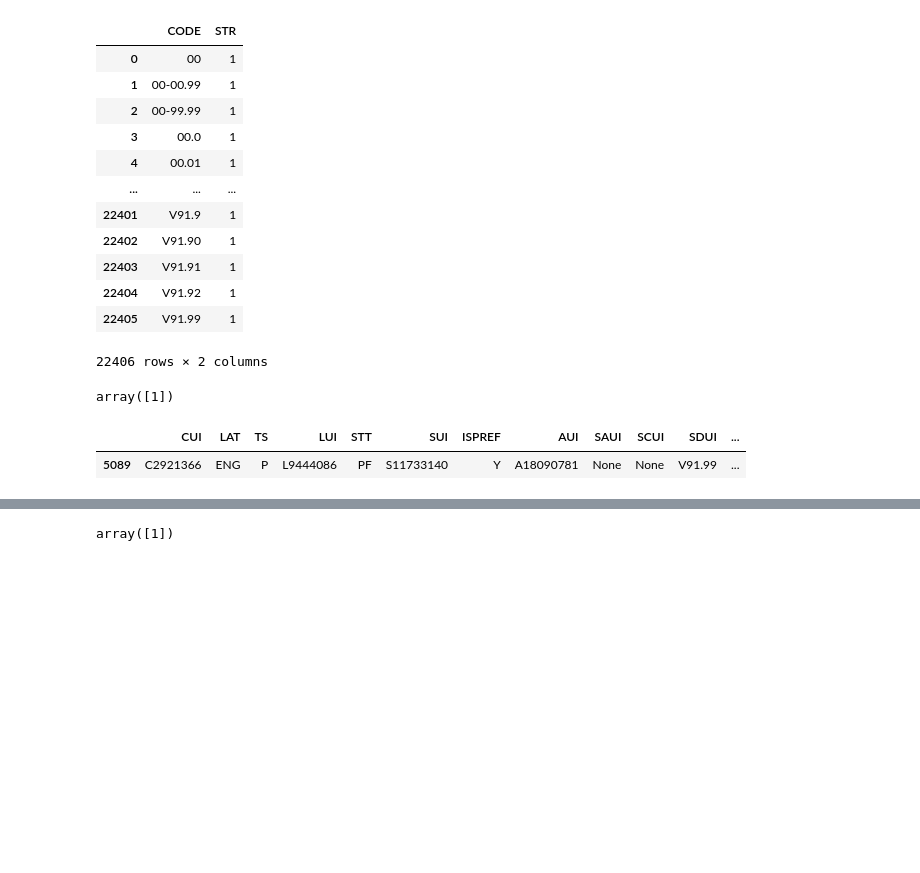
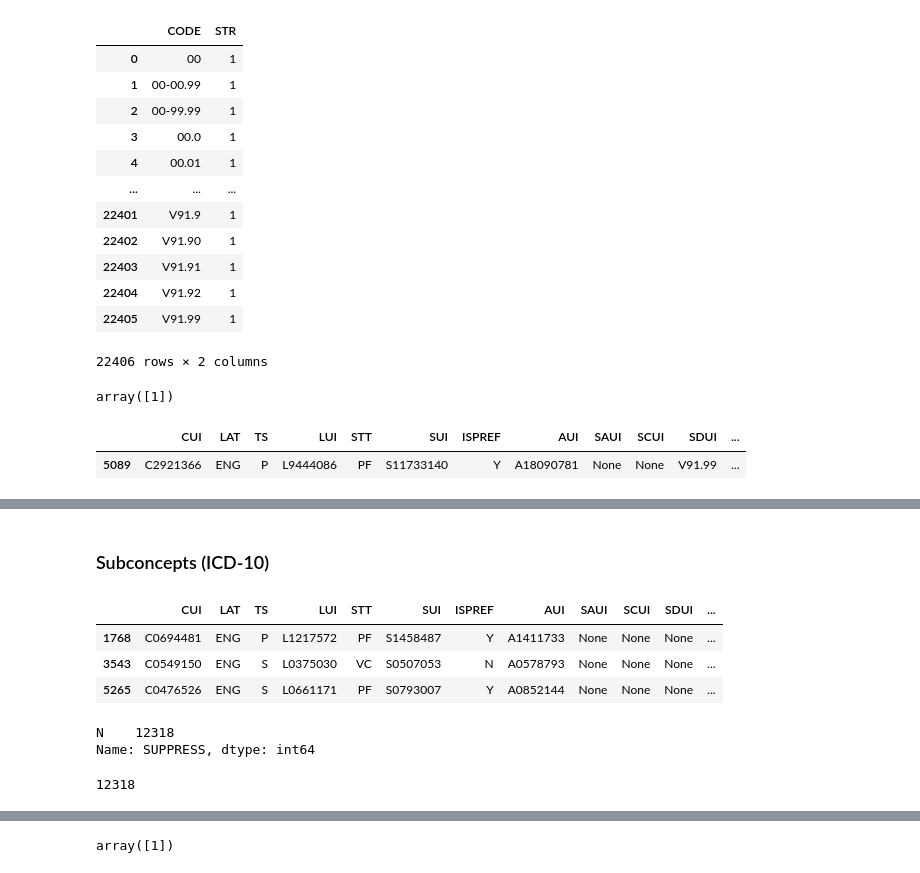
Before and after one commit to wtgme/snomed, a Jupyter notebook: umls.ipynb, the cells around one changed output, grey strips where cells are left out. Drawn from its saved outputs; the diff is of its cells as text; code cells hidden in the pictures; blank space fills up the shorter version.

```diff
--- a/umls.ipynb
+++ b/umls.ipynb
@@ -164,0 +203,9 @@ df = pd.read_csv('data/icd9-subconcepts.csv')
+# %% [markdown]
+### Subconcepts (ICD-10)
+# %%
+# ICD SCUI.
+query = '''SELECT * FROM MRCONSO WHERE SAB IN ('ICD10') AND SUPPRESS='N'
+'''
+df = pd.read_sql_query(query, sql_engine)
+#'ICD10' , 'ICD9CM', 'ICD10CM')
+# AND TTY='PT',
@@ -164,0 +223,16 @@ df = pd.read_csv('data/icd9-subconcepts.csv')
+# %%
+df.sample(3)
+# %% [output]
+|  | CUI | LAT | TS | LUI | STT | SUI | ISPREF | AUI | SAUI | SCUI | SDUI | ... |
+| 1768 | C0694481 | ENG | P | L1217572 | PF | S1458487 | Y | A1411733 | None | None | None | ... |
+| 3543 | C0549150 | ENG | S | L0375030 | VC | S0507053 | N | A0578793 | None | None | None | ... |
+| 5265 | C0476526 | ENG | S | L0661171 | PF | S0793007 | Y | A0852144 | None | None | None | ... |
+# %%
+df['SUPPRESS'].value_counts()
+# %% [output]
+N    12318
+Name: SUPPRESS, dtype: int64
+# %%
+df['CODE'].nunique()
+# %% [output]
+12318
```
Also changed, not shown: parts of 36 cells of this notebook.
